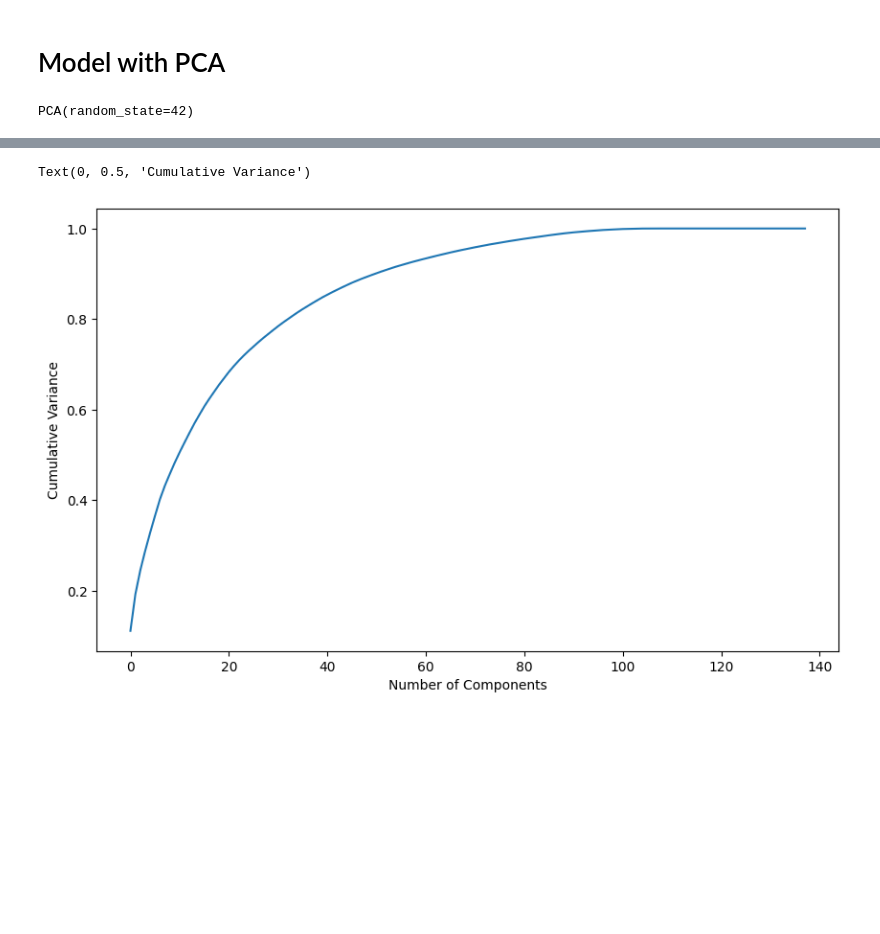
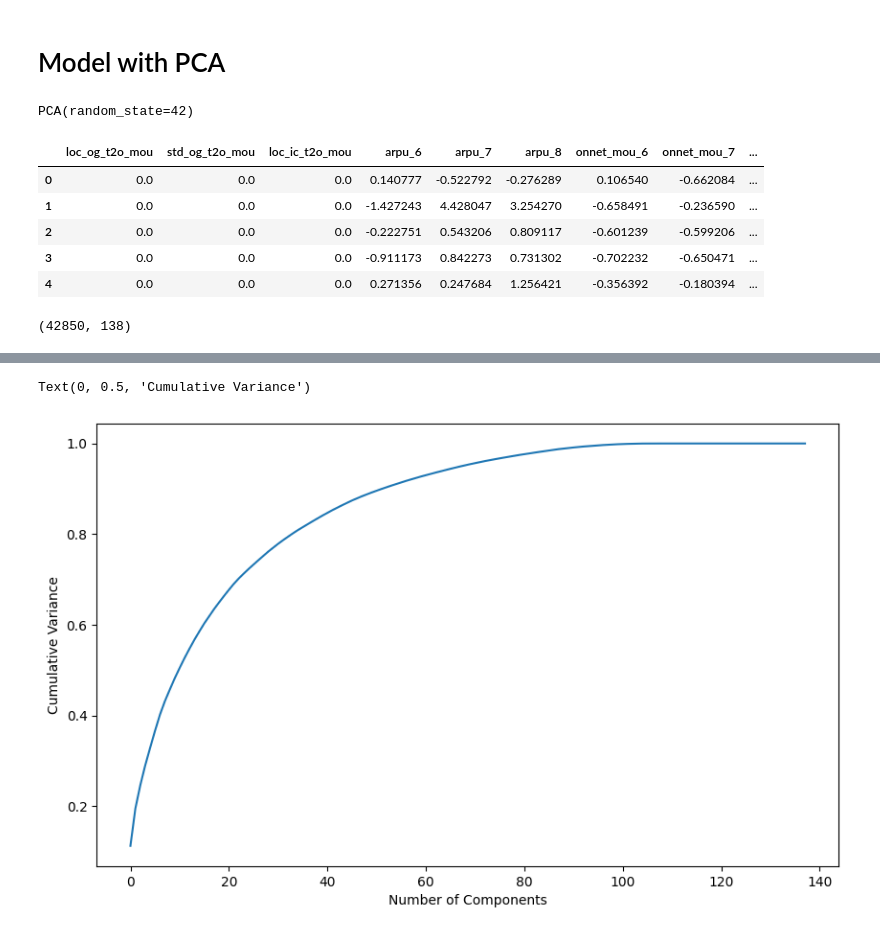
Before and after one commit to Dipanjan2088/Btech_final_year, a Jupyter notebook: sem7/telecom_churn_case_study(with_log_reg)sem7.ipynb, the cells around one changed output, grey strips where cells are left out. Drawn from its saved outputs; the diff is of its cells as text; code cells hidden in the pictures; blank space fills up the shorter version.

```diff
--- a/sem7/telecom_churn_case_study(with_log_reg)sem7.ipynb
+++ b/sem7/telecom_churn_case_study(with_log_reg)sem7.ipynb
@@ -805,6 +805,19 @@ pca = PCA(random_state=42)
 pca.fit(X_train)
 # %% [output]
 PCA(random_state=42)
+# %%
+pd.DataFrame(X_train).head()
+# %% [output]
+|  | loc_og_t2o_mou | std_og_t2o_mou | loc_ic_t2o_mou | arpu_6 | arpu_7 | arpu_8 | onnet_mou_6 | onnet_mou_7 | ... |
+| 0 | 0.0 | 0.0 | 0.0 | 0.140777 | -0.522792 | -0.276289 | 0.106540 | -0.662084 | ... |
+| 1 | 0.0 | 0.0 | 0.0 | -1.427243 | 4.428047 | 3.254270 | -0.658491 | -0.236590 | ... |
+| 2 | 0.0 | 0.0 | 0.0 | -0.222751 | 0.543206 | 0.809117 | -0.601239 | -0.599206 | ... |
+| 3 | 0.0 | 0.0 | 0.0 | -0.911173 | 0.842273 | 0.731302 | -0.702232 | -0.650471 | ... |
+| 4 | 0.0 | 0.0 | 0.0 | 0.271356 | 0.247684 | 1.256421 | -0.356392 | -0.180394 | ... |
+# %%
+X_train.shape
+# %% [output]
+(42850, 138)
 # %%
 # Principal components
 pca.components_
```
Also changed, not shown: parts of 54 cells of this notebook.
